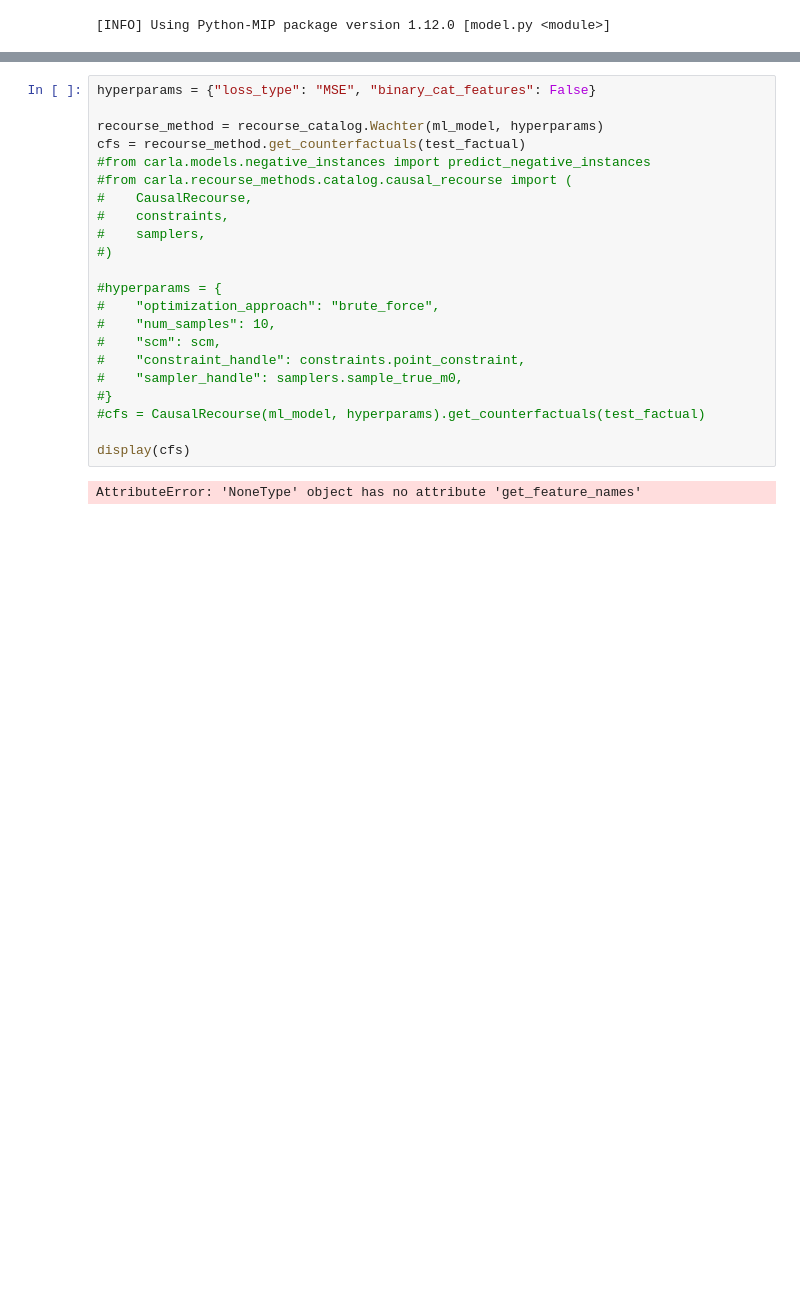
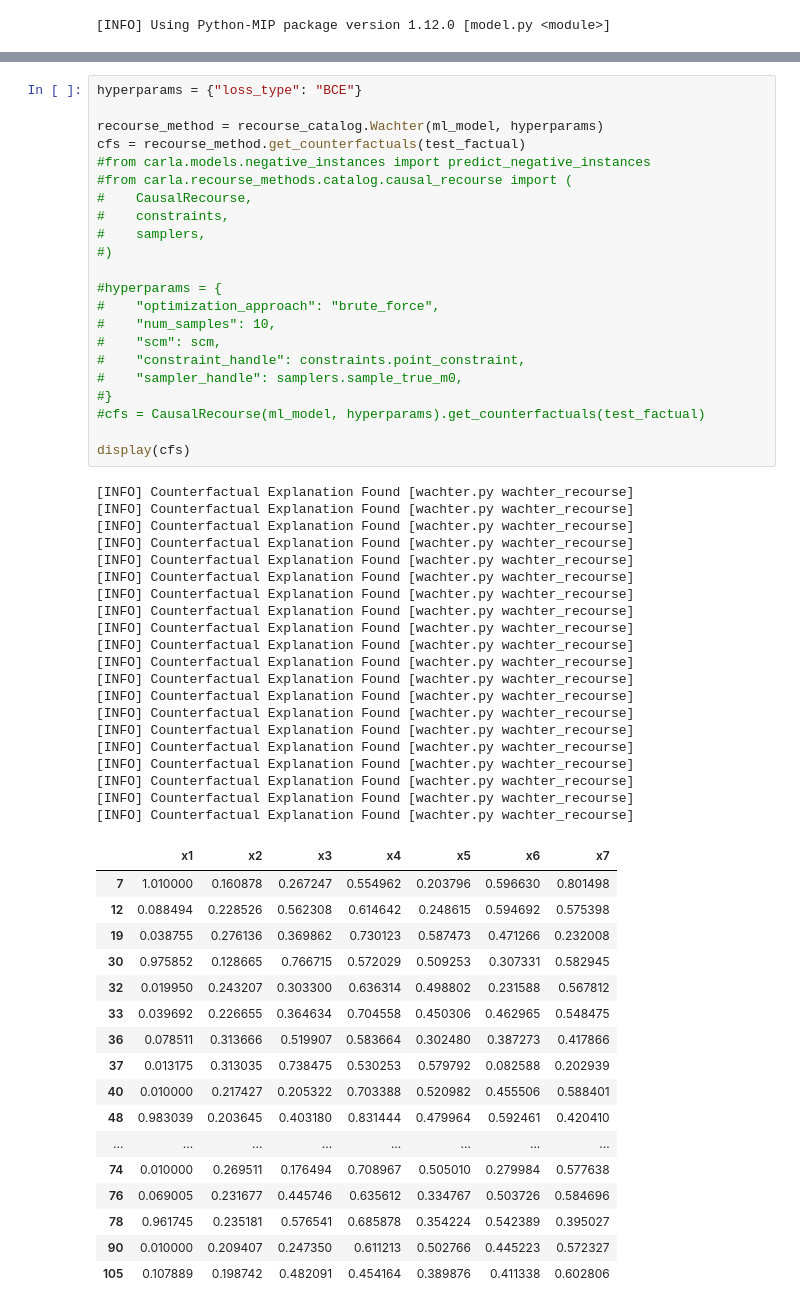
Before and after one commit to JHoelli/Semantic-Meaningfulness, a Jupyter notebook: Experiment_german_credit.ipynb, the cells around one changed output, grey strips where cells are left out. Cells and saved outputs as stored; diff of their text form; blank space fills up the shorter version.

```diff
--- a/Experiment_german_credit.ipynb
+++ b/Experiment_german_credit.ipynb
@@ -105,27 +117,63 @@ display(test_factual)
 # %%
-hyperparams = {"loss_type": "MSE", "binary_cat_features": False}
+hyperparams = {"loss_type": "BCE"}
 
 recourse_method = recourse_catalog.Wachter(ml_model, hyperparams)
 cfs = recourse_method.get_counterfactuals(test_factual)
 #from carla.models.negative_instances import predict_negative_instances
 #from carla.recourse_methods.catalog.causal_recourse import (
 #    CausalRecourse,
 #    constraints,
 #    samplers,
 #)
 
 #hyperparams = {
 #    "optimization_approach": "brute_force",
 #    "num_samples": 10,
 #    "scm": scm,
 #    "constraint_handle": constraints.point_constraint,
 #    "sampler_handle": samplers.sample_true_m0,
 #}
 #cfs = CausalRecourse(ml_model, hyperparams).get_counterfactuals(test_factual)
 
 display(cfs)
 # %% [output]
-AttributeError: 'NoneType' object has no attribute 'get_feature_names'
+[INFO] Counterfactual Explanation Found [wachter.py wachter_recourse]
+[INFO] Counterfactual Explanation Found [wachter.py wachter_recourse]
+[INFO] Counterfactual Explanation Found [wachter.py wachter_recourse]
+[INFO] Counterfactual Explanation Found [wachter.py wachter_recourse]
+[INFO] Counterfactual Explanation Found [wachter.py wachter_recourse]
+[INFO] Counterfactual Explanation Found [wachter.py wachter_recourse]
+[INFO] Counterfactual Explanation Found [wachter.py wachter_recourse]
+[INFO] Counterfactual Explanation Found [wachter.py wachter_recourse]
+[INFO] Counterfactual Explanation Found [wachter.py wachter_recourse]
+[INFO] Counterfactual Explanation Found [wachter.py wachter_recourse]
+[INFO] Counterfactual Explanation Found [wachter.py wachter_recourse]
+[INFO] Counterfactual Explanation Found [wachter.py wachter_recourse]
+[INFO] Counterfactual Explanation Found [wachter.py wachter_recourse]
+[INFO] Counterfactual Explanation Found [wachter.py wachter_recourse]
+[INFO] Counterfactual Explanation Found [wachter.py wachter_recourse]
+[INFO] Counterfactual Explanation Found [wachter.py wachter_recourse]
+[INFO] Counterfactual Explanation Found [wachter.py wachter_recourse]
+[INFO] Counterfactual Explanation Found [wachter.py wachter_recourse]
+[INFO] Counterfactual Explanation Found [wachter.py wachter_recourse]
+[INFO] Counterfactual Explanation Found [wachter.py wachter_recourse]
+|  | x1 | x2 | x3 | x4 | x5 | x6 | x7 |
+| 7 | 1.010000 | 0.160878 | 0.267247 | 0.554962 | 0.203796 | 0.596630 | 0.801498 |
+| 12 | 0.088494 | 0.228526 | 0.562308 | 0.614642 | 0.248615 | 0.594692 | 0.575398 |
+| 19 | 0.038755 | 0.276136 | 0.369862 | 0.730123 | 0.587473 | 0.471266 | 0.232008 |
+| 30 | 0.975852 | 0.128665 | 0.766715 | 0.572029 | 0.509253 | 0.307331 | 0.582945 |
+| 32 | 0.019950 | 0.243207 | 0.303300 | 0.636314 | 0.498802 | 0.231588 | 0.567812 |
+| 33 | 0.039692 | 0.226655 | 0.364634 | 0.704558 | 0.450306 | 0.462965 | 0.548475 |
+| 36 | 0.078511 | 0.313666 | 0.519907 | 0.583664 | 0.302480 | 0.387273 | 0.417866 |
+| 37 | 0.013175 | 0.313035 | 0.738475 | 0.530253 | 0.579792 | 0.082588 | 0.202939 |
+| 40 | 0.010000 | 0.217427 | 0.205322 | 0.703388 | 0.520982 | 0.455506 | 0.588401 |
+| 48 | 0.983039 | 0.203645 | 0.403180 | 0.831444 | 0.479964 | 0.592461 | 0.420410 |
+| ... | ... | ... | ... | ... | ... | ... | ... |
+| 74 | 0.010000 | 0.269511 | 0.176494 | 0.708967 | 0.505010 | 0.279984 | 0.577638 |
+| 76 | 0.069005 | 0.231677 | 0.445746 | 0.635612 | 0.334767 | 0.503726 | 0.584696 |
+| 78 | 0.961745 | 0.235181 | 0.576541 | 0.685878 | 0.354224 | 0.542389 | 0.395027 |
+| 90 | 0.010000 | 0.209407 | 0.247350 | 0.611213 | 0.502766 | 0.445223 | 0.572327 |
+| 105 | 0.107889 | 0.198742 | 0.482091 | 0.454164 | 0.389876 | 0.411338 | 0.602806 |
 # %%
 def get_pred_from_causal(scm,values,cf_label, mapping_dict):
     #TODO change everything hard coded
```
Also changed, not shown: parts of 7 cells of this notebook, 1 other file.
